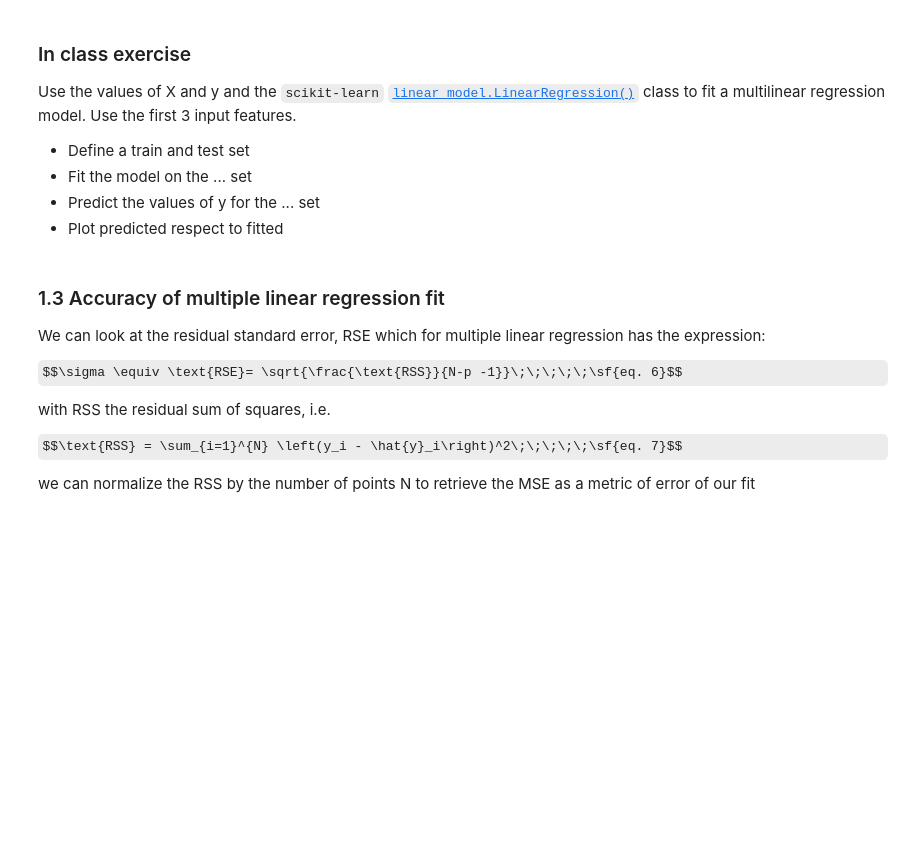
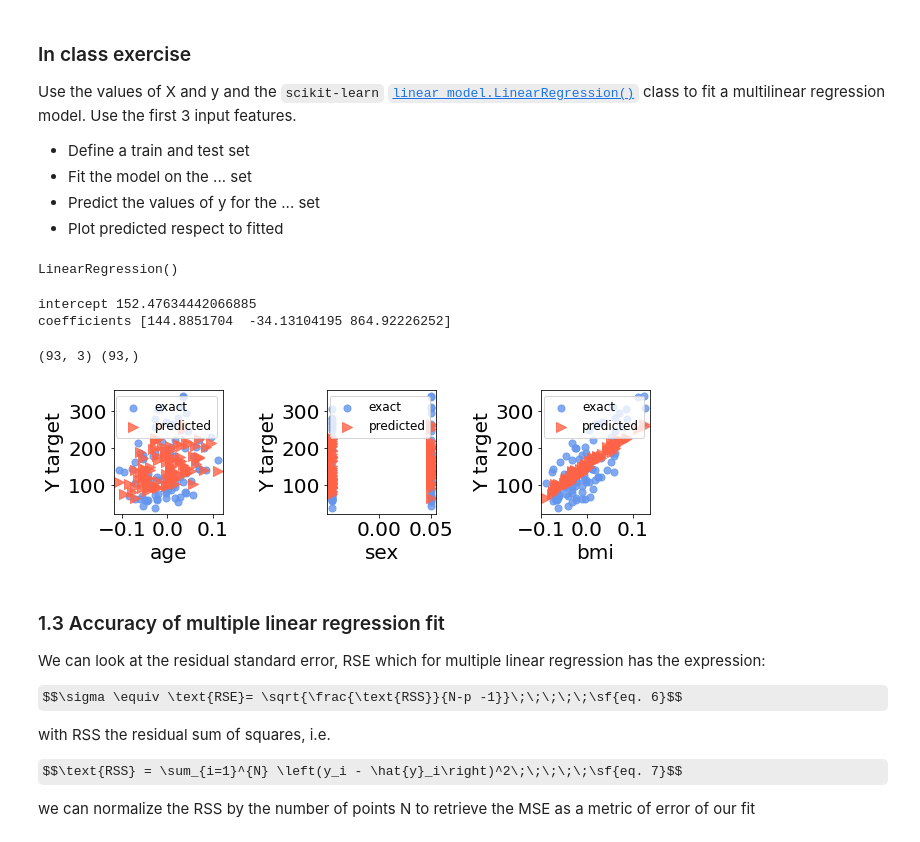
Before and after one commit to UWDIRECT/UWDIRECT.github.io, a Jupyter notebook: Wi22_content/DSMCER/L8_multiple_linear_regression.ipynb, the cells around one changed output. Saved outputs shown, nothing was run; the diff lists cells and outputs as text; code cells hidden in the pictures; some formulas as TeX source; blank space fills up the shorter version.

```diff
--- a/Wi22_content/DSMCER/L8_multiple_linear_regression.ipynb
+++ b/Wi22_content/DSMCER/L8_multiple_linear_regression.ipynb
@@ -107,6 +130,43 @@ Use the values of X and y and the `scikit-learn` [`linear_model.LinearRegression
 * Fit the model on the ... set
 * Predict the values of y for the ... set
 * Plot predicted respect to fitted
+# %%
+X_train, X_test, y_train, y_test = train_test_split(X, y, test_size=0.21, random_state=9, shuffle=True)
+# %%
+Nfeat = 3
+regr = linear_model.LinearRegression()
+regr.fit(X_train[:,0:Nfeat], y_train)
+# %% [output]
+LinearRegression()
+# %%
+betas = regr.coef_
+beta0 = regr.intercept_
+
+print("intercept", beta0)
+print("coefficients", betas)
+# %% [output]
+intercept 152.47634442066885
+coefficients [144.8851704  -34.13104195 864.92226252]
+# %%
+y_predict = regr.predict(X_test[:,0:Nfeat])
+
+print(X_test[:,0:Nfeat].shape, y_predict.shape)
+# %% [output]
+(93, 3) (93,)
+# %%
+# Lets plot exact positions respect to the time values using a scatter plot
+fig, ax = plt.subplots(1,Nfeat,figsize=(Nfeat*3,3))
+for i in range(Nfeat):
+
+    ax[i].scatter(X_test[:,i], y_test, s=50, marker='o', color="cornflowerblue", alpha=0.8, label="exact")
+    ax[i].scatter(X_test[:,i], y_predict, s=100, marker='>', color="tomato", alpha=0.8, label="predicted")
+    ax[i].set_xlabel(dset.feature_names[i])
+    ax[i].set_ylabel('Y target')
+    ax[i].legend(fontsize=12)
+
+plt.tight_layout()
+# %% [output]
+[figure, added]
 # %% [markdown]
 ### 1.3 Accuracy of multiple linear regression fit
 
```
Also changed, not shown: parts of 9 cells of this notebook.
